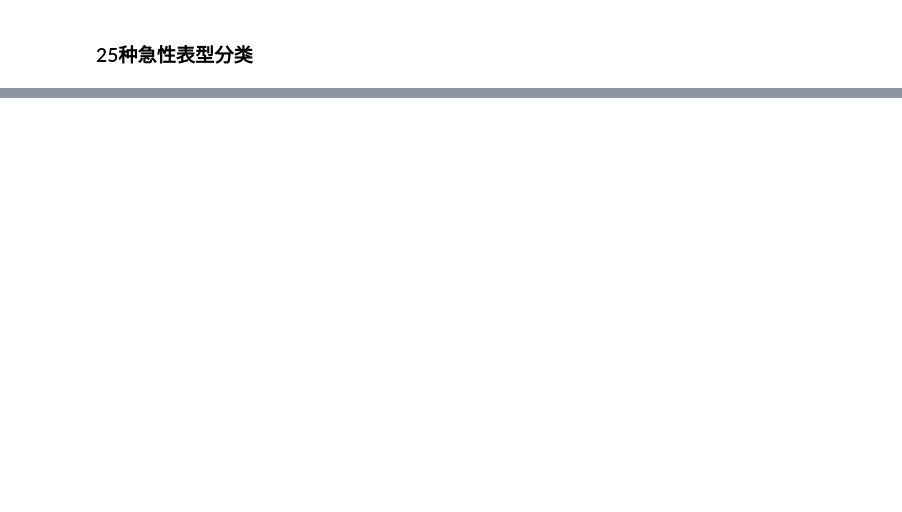
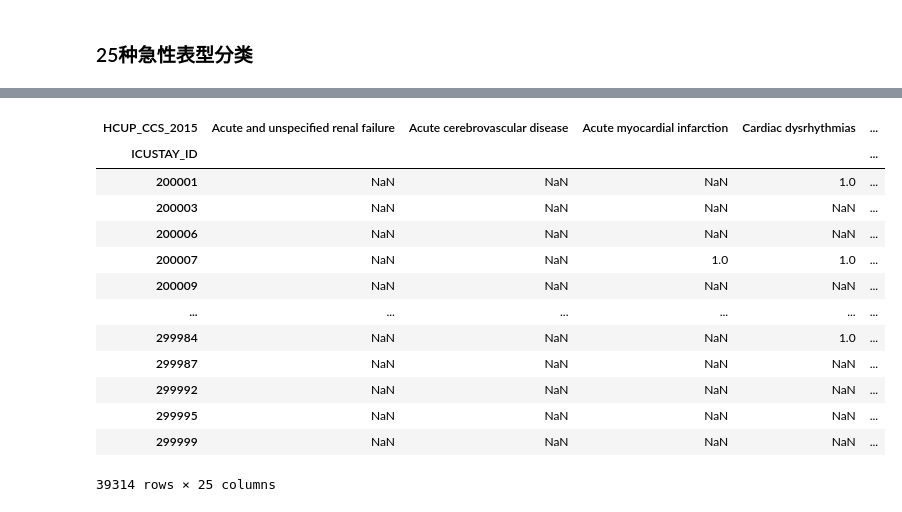
Before and after one commit to LandAndLand/mimic3-benchmarks, a Jupyter notebook: mimic3benchmark/scripts/preprocess.ipynb, the cells around one changed output, grey strips where cells are left out. Saved outputs shown, nothing was run; the diff lists cells and outputs as text; code cells hidden in the pictures; blank space fills up the shorter version.

```diff
--- a/mimic3benchmark/scripts/preprocess.ipynb
+++ b/mimic3benchmark/scripts/preprocess.ipynb
@@ -453,9 +493,7 @@ for dx in definitions:
 # %% [markdown]
 ### 25种急性表型分类
-# %%
-diagnoses['HCUP_CCS_2015'] = diagnoses.ICD9_CODE.apply(lambda c: def_map[c][0] if c in def_map else None)
-diagnoses['USE_IN_BENCHMARK'] = diagnoses.ICD9_CODE.apply(lambda c: int(def_map[c][1]) if c in def_map else None)
 # %%
 phenotypes = diagnoses
-phenotypes = phenotypes[['ICUSTAY_ID', 'HCUP_CCS_2015']].loc[phenotypes.USE_IN_BENCHMARK > 0].drop_duplicates()
+phenotypes = phenotypes[['ICUSTAY_ID', 'HCUP_CCS_2015']][phenotypes.USE_IN_BENCHMARK > 0].drop_duplicates()
 phenotypes['VALUE'] = 1
+print(phenotypes)
@@ -461,0 +517,17 @@ phenotypes['VALUE'] = 1
+# %%
+phenotypes
+# %% [output]
+| HCUP_CCS_2015 | Acute and unspecified renal failure | Acute cerebrovascular disease | Acute myocardial infarction | Cardiac dysrhythmias | ... |
+| ICUSTAY_ID |  |  |  |  | ... |
+| 200001 | NaN | NaN | NaN | 1.0 | ... |
+| 200003 | NaN | NaN | NaN | NaN | ... |
+| 200006 | NaN | NaN | NaN | NaN | ... |
+| 200007 | NaN | NaN | 1.0 | 1.0 | ... |
+| 200009 | NaN | NaN | NaN | NaN | ... |
+| ... | ... | ... | ... | ... | ... |
+| 299984 | NaN | NaN | NaN | 1.0 | ... |
+| 299987 | NaN | NaN | NaN | NaN | ... |
+| 299992 | NaN | NaN | NaN | NaN | ... |
+| 299995 | NaN | NaN | NaN | NaN | ... |
+| 299999 | NaN | NaN | NaN | NaN | ... |
+39314 rows × 25 columns
```
Also changed, not shown: parts of 44 cells of this notebook.
